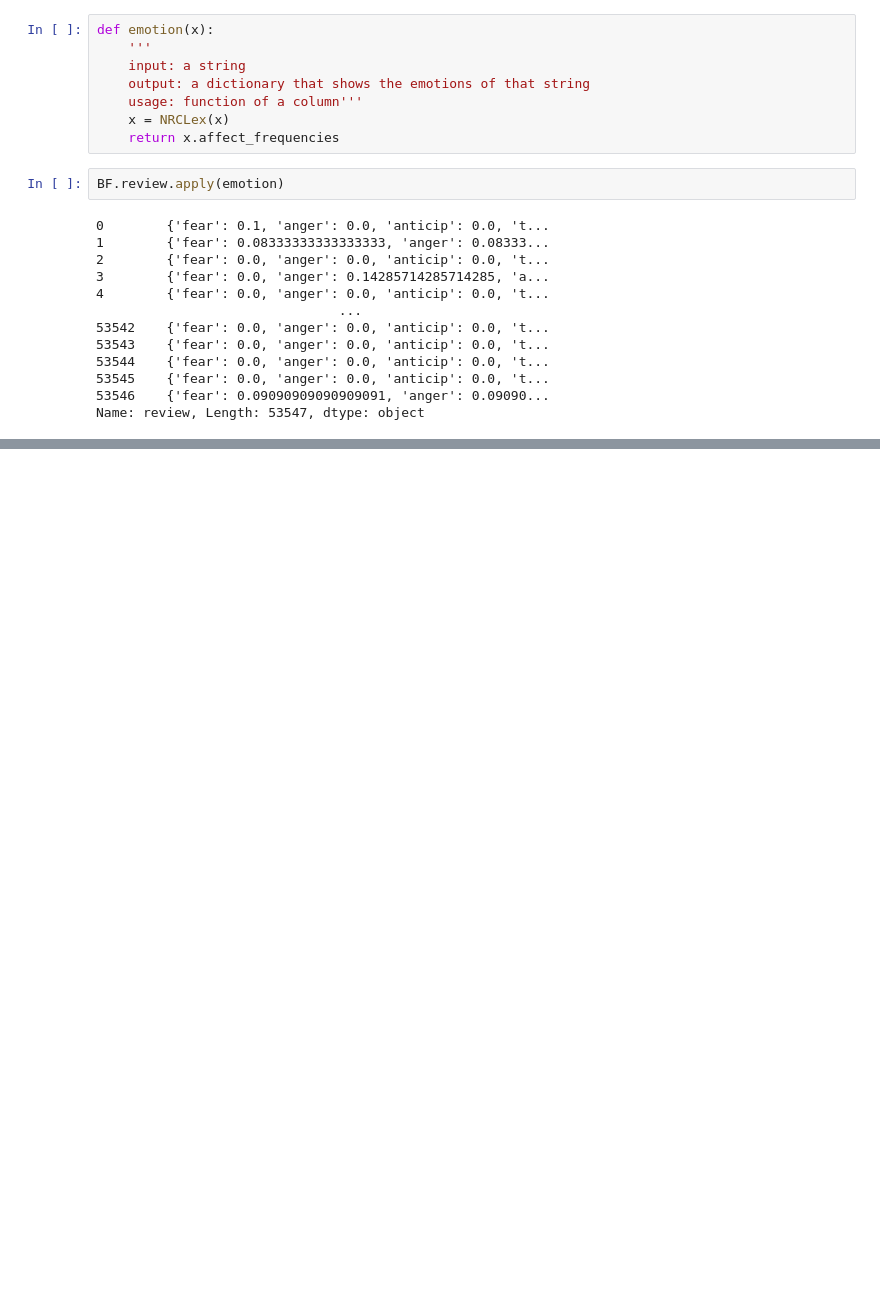
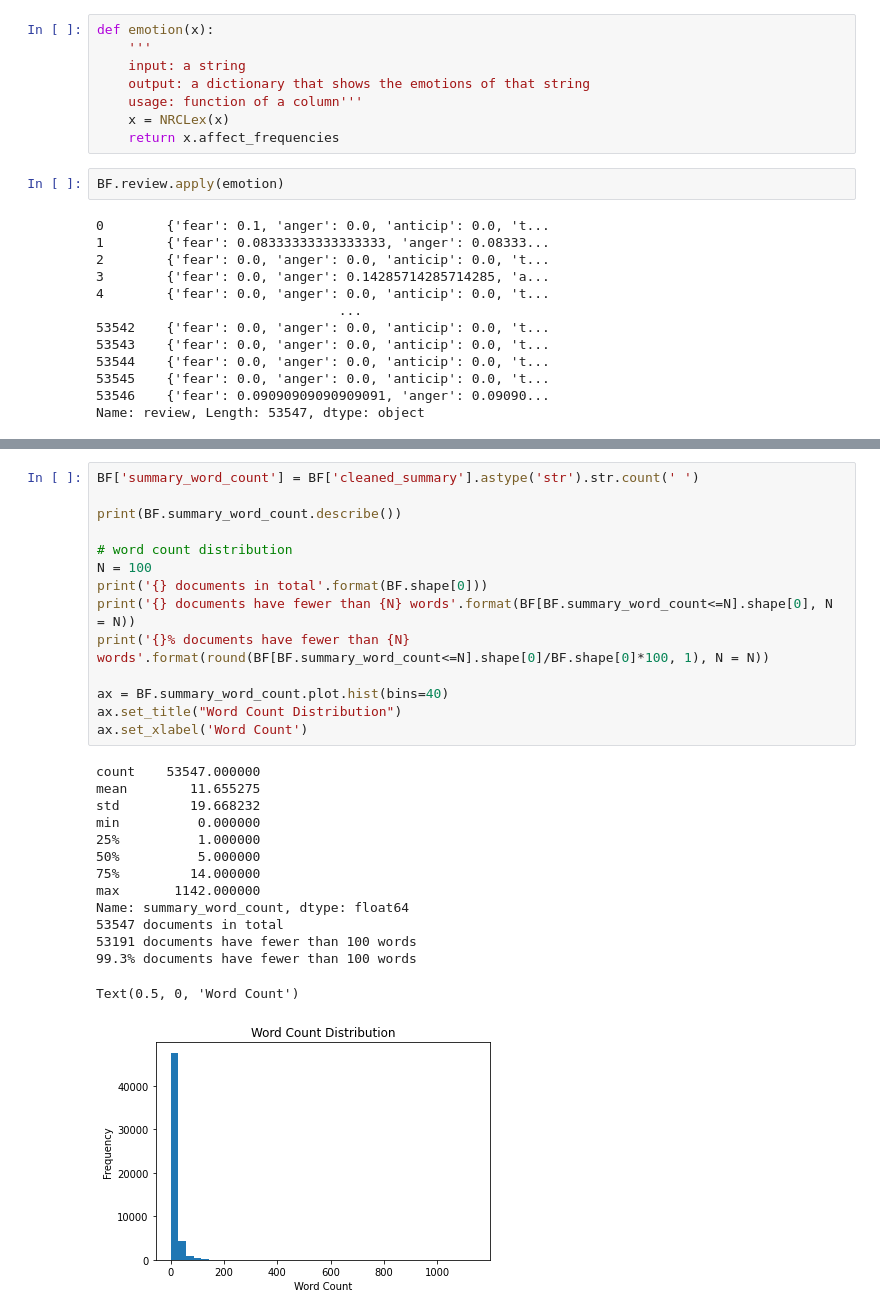
Before and after one commit to baljor3/battlefield2024, a Jupyter notebook: Cleaning data and EDA.ipynb, the cells around one changed output, grey strips where cells are left out. Cells and saved outputs as stored; diff of their text form; blank space fills up the shorter version.

```diff
--- a/Cleaning data and EDA.ipynb
+++ b/Cleaning data and EDA.ipynb
@@ -458,0 +527,29 @@ Name: review, Length: 53547, dtype: object
+# %%
+BF['summary_word_count'] = BF['cleaned_summary'].astype('str').str.count(' ')
+
+print(BF.summary_word_count.describe())
+
+# word count distribution
+N = 100
+print('{} documents in total'.format(BF.shape[0]))
+print('{} documents have fewer than {N} words'.format(BF[BF.summary_word_count<=N].shape[0], N = N))
+print('{}% documents have fewer than {N} words'.format(round(BF[BF.summary_word_count<=N].shape[0]/BF.shape[0]*100, 1), N = N))
+
+ax = BF.summary_word_count.plot.hist(bins=40)
+ax.set_title("Word Count Distribution")
+ax.set_xlabel('Word Count')
+# %% [output]
+count    53547.000000
+mean        11.655275
+std         19.668232
+min          0.000000
+25%          1.000000
+50%          5.000000
+75%         14.000000
+max       1142.000000
+Name: summary_word_count, dtype: float64
+53547 documents in total
+53191 documents have fewer than 100 words
+99.3% documents have fewer than 100 words
+Text(0.5, 0, 'Word Count')
+[figure, added]
```
Also changed, not shown: parts of 10 cells of this notebook.
